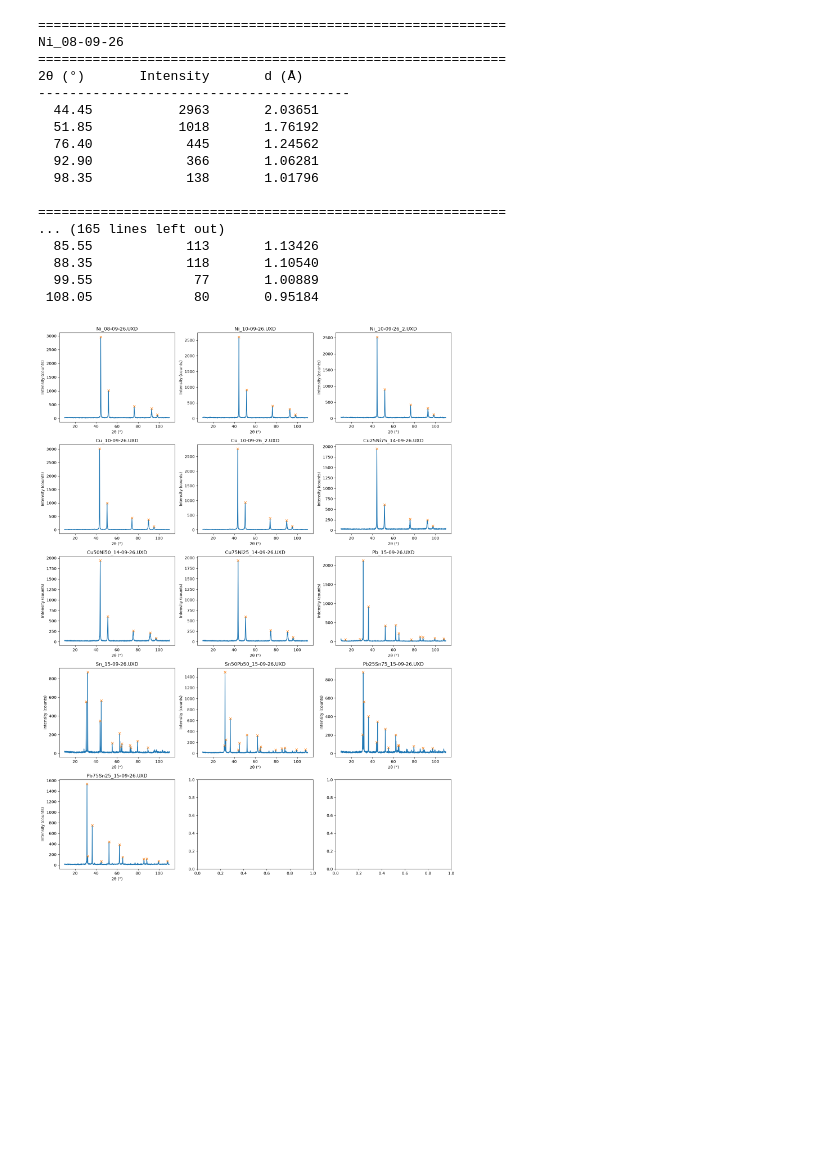
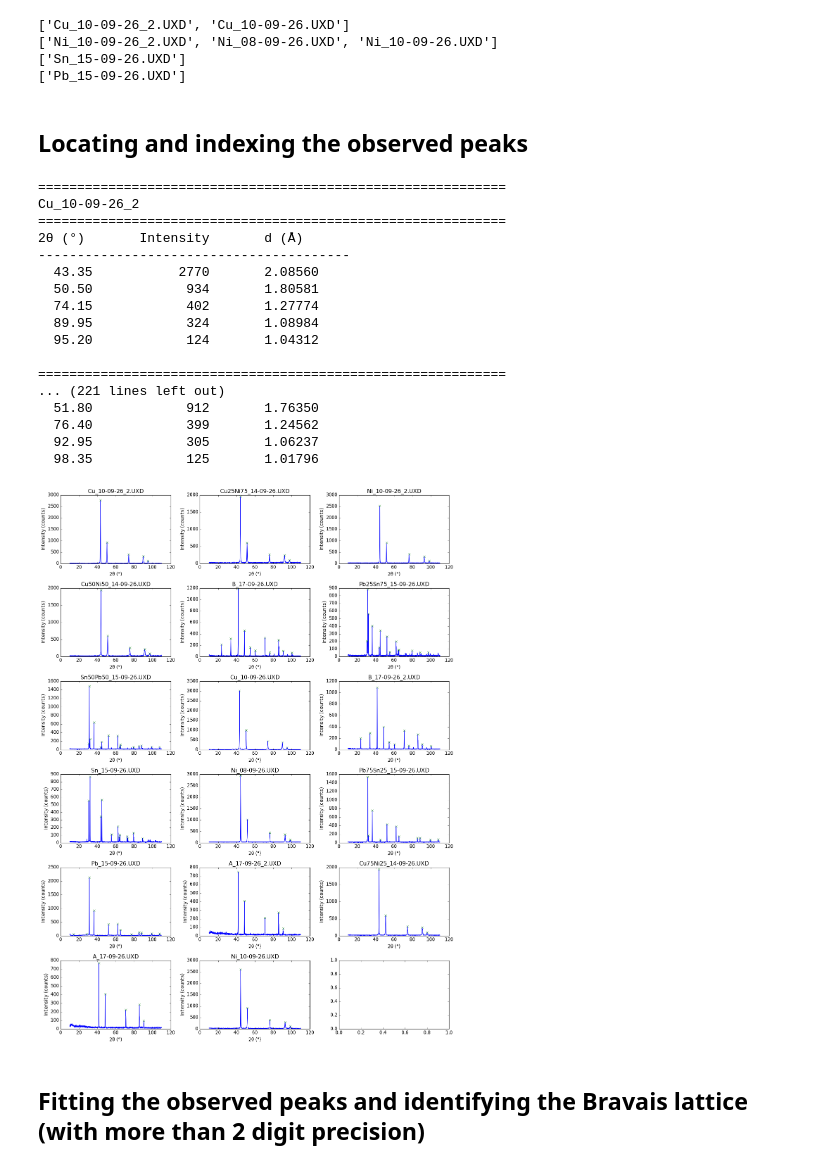
Before and after one commit to olexshoox/XRAY_LAB, a Jupyter notebook: code1.ipynb, the cells around one changed output. Drawn from its saved outputs; the diff is of its cells as text; code cells hidden in the pictures; blank space fills up the shorter version.

```diff
--- a/code1.ipynb
+++ b/code1.ipynb
@@ -49,3 +44,23 @@ find way to obtain lattice params (fitting)
+# %%
+badfiles=["Cu_08-09-26.UXD"]
+
+samples = {
+    'Cu': {},
+    'Ni': {},
+    'Sn': {},
+    'Pb': {}
+}
+
+for sample in samples:
+    samples[sample]['files'] = [file for file in os.listdir('XRD_data') if file not in badfiles and file[0:3]==f"{sample}_"]
+    print(samples[sample]['files'])
+# %% [output]
+['Cu_10-09-26_2.UXD', 'Cu_10-09-26.UXD']
+['Ni_10-09-26_2.UXD', 'Ni_08-09-26.UXD', 'Ni_10-09-26.UXD']
+['Sn_15-09-26.UXD']
+['Pb_15-09-26.UXD']
+# %% [markdown]
+## Locating and indexing the observed peaks
 # %%
 # List of files
 files = [
@@ -64,7 +79,7 @@ files = [
     "XRD_data/Pb75Sn25_15-09-26.UXD"
 ]
 
-fig, axes = plt.subplots(5, 3, figsize=(15, 20))
+fig, axes = plt.subplots(6, 3, figsize=(15, 20))
 
 axes = axes.flatten()
 
@@ -106,45 +121,47 @@ for i, file in enumerate(files):
 
     for angle, I in zip(twotheta[peaks], intensity[peaks]):
 
         theta = np.radians(angle / 2    )
         d = wavelength / (2 * np.sin(theta))
 
         print(f"{angle:7.2f}       {I:8.0f}       {d:7.5f}")
 
     # Plot
     axes[i].plot(twotheta, intensity)
 
     # Labels
     axes[i].set_xlabel("2θ (°)")
     axes[i].set_ylabel("Intensity (counts)")
     axes[i].set_title(file.split("/")[-1])
 
     # Show peaks
     axes[i].plot(twotheta[peaks], intensity[peaks], "x")
 
 # Make spacing nicer
 plt.tight_layout()
 
 plt.show()
 # %% [output]
 ============================================================
-Ni_08-09-26
+Cu_10-09-26_2
 ============================================================
 2θ (°)       Intensity       d (Å)
 ----------------------------------------
-  44.45           2963       2.03651
-  51.85           1018       1.76192
-  76.40            445       1.24562
-  92.90            366       1.06281
-  98.35            138       1.01796
+  43.35           2770       2.08560
+  50.50            934       1.80581
+  74.15            402       1.27774
+  89.95            324       1.08984
+  95.20            124       1.04312
 
 ============================================================
-... (165 lines left out)
-  85.55            113       1.13426
-  88.35            118       1.10540
-  99.55             77       1.00889
- 108.05             80       0.95184
+... (221 lines left out)
+  51.80            912       1.76350
+  76.40            399       1.24562
+  92.95            305       1.06237
+  98.35            125       1.01796
-[figure, old version]
+[figure, new version]
+# %% [markdown]
+## Fitting the observed peaks and identifying the Bravais lattice (with more than 2 digit precision)
 # %%
 for name in peak_d:
 
```
Also changed, not shown: parts of 4 cells of this notebook, 13 other files.
